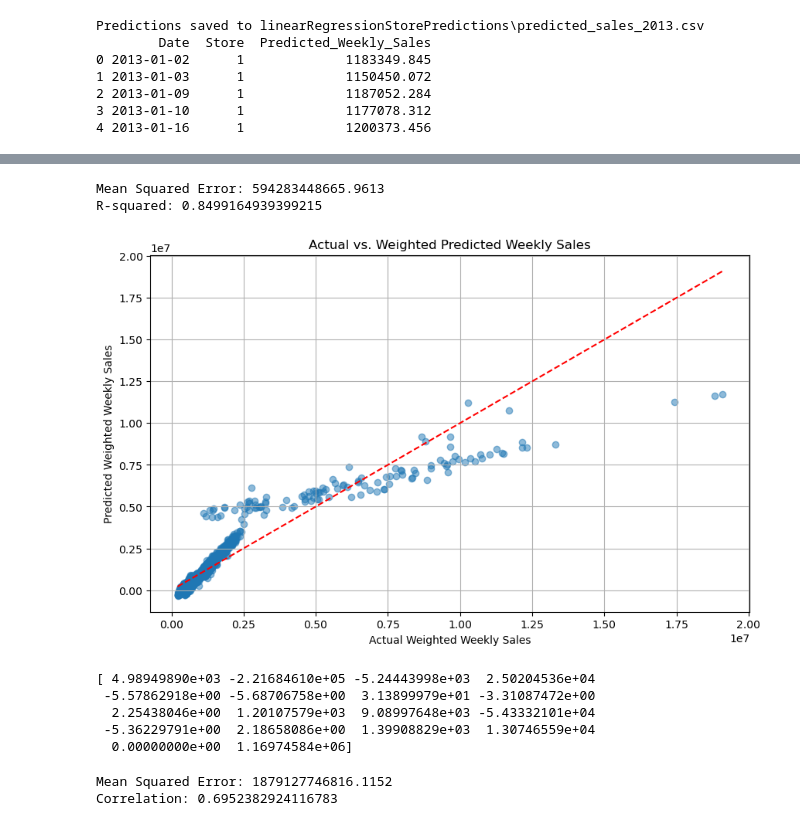
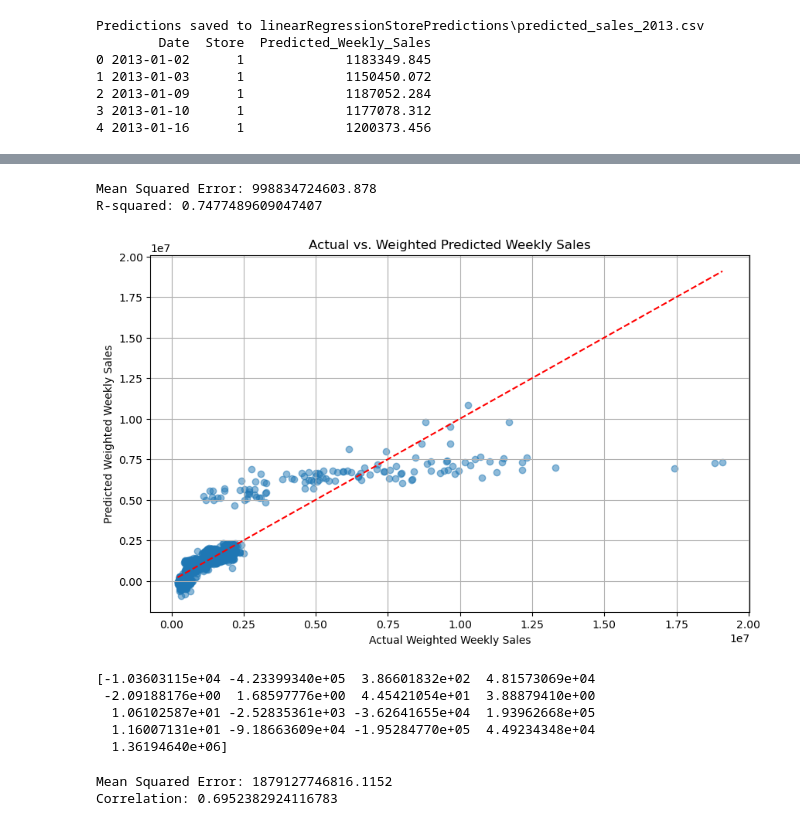
Before and after one commit to MarshallW11/MLProject, a Jupyter notebook: MLProjectV2.ipynb, the cells around one changed output, grey strips where cells are left out. Saved outputs shown, nothing was run; the diff lists cells and outputs as text; code cells hidden in the pictures.

```diff
--- a/MLProjectV2.ipynb
+++ b/MLProjectV2.ipynb
@@ -481,44 +648,44 @@ import matplotlib.pyplot as plt
 import numpy as np
 #Predicted weighted_weekly_sales for the year.
 
-X = merged_df.drop(columns=['WeekOfYear', 'Date', 'Weighted_Weekly_Sales'])
+X = merged_df.drop(columns=['Date', 'Weekly_Sales', 'DayOfWeek', 'Weighted_Weekly_Sales'])
 y = merged_df['Weighted_Weekly_Sales']
 
 label_encoder = LabelEncoder()
 X['Type'] = label_encoder.fit_transform(X['Type'])
 
 linear_regression_model = LinearRegression()
 
 x_train, x_test, y_train, y_test = train_test_split(X, y, test_size=0.2, random_state=42)
 linear_regression_model.fit(x_train, y_train)
 y_pred = linear_regression_model.predict(x_test)
 
 mse =mean_squared_error(y_test, y_pred)
 r2 = r2_score(y_test, y_pred)
 
 print(f"Mean Squared Error: {mse}")
 print(f"R-squared: {r2}")
 
 plt.figure(figsize=(10, 6))
 plt.scatter(y_test, y_pred, alpha=0.5)
 plt.plot([y_test.min(), y_test.max()], [y_test.min(), y_test.max()], 'r--')  # Line of perfect prediction
 plt.xlabel("Actual Weighted Weekly Sales")
 plt.ylabel("Predicted Weighted Weekly Sales")
 plt.title("Actual vs. Weighted Predicted Weekly Sales")
 plt.grid(True)
 plt.show()
 
 
 print(linear_regression_model.coef_)
 # %% [output]
-Mean Squared Error: 594283448665.9613
-R-squared: 0.8499164939399215
+Mean Squared Error: 998834724603.878
+R-squared: 0.7477489609047407
-[figure, old version]
+[figure, new version]
-[ 4.98949890e+03 -2.21684610e+05 -5.24443998e+03  2.50204536e+04
- -5.57862918e+00 -5.68706758e+00  3.13899979e+01 -3.31087472e+00
-  2.25438046e+00  1.20107579e+03  9.08997648e+03 -5.43332101e+04
- -5.36229791e+00  2.18658086e+00  1.39908829e+03  1.30746559e+04
-  0.00000000e+00  1.16974584e+06]
+[-1.03603115e+04 -4.23399340e+05  3.86601832e+02  4.81573069e+04
+ -2.09188176e+00  1.68597776e+00  4.45421054e+01  3.88879410e+00
+  1.06102587e+01 -2.52835361e+03 -3.62641655e+04  1.93962668e+05
+  1.16007131e+01 -9.18663609e+04 -1.95284770e+05  4.49234348e+04
+  1.36194640e+06]
 # %%
 
 store_df = merged_df[['Date', 'Weekly_Sales', 'Weighted_Weekly_Sales']]
```
Also changed, not shown: parts of 7 cells of this notebook.
